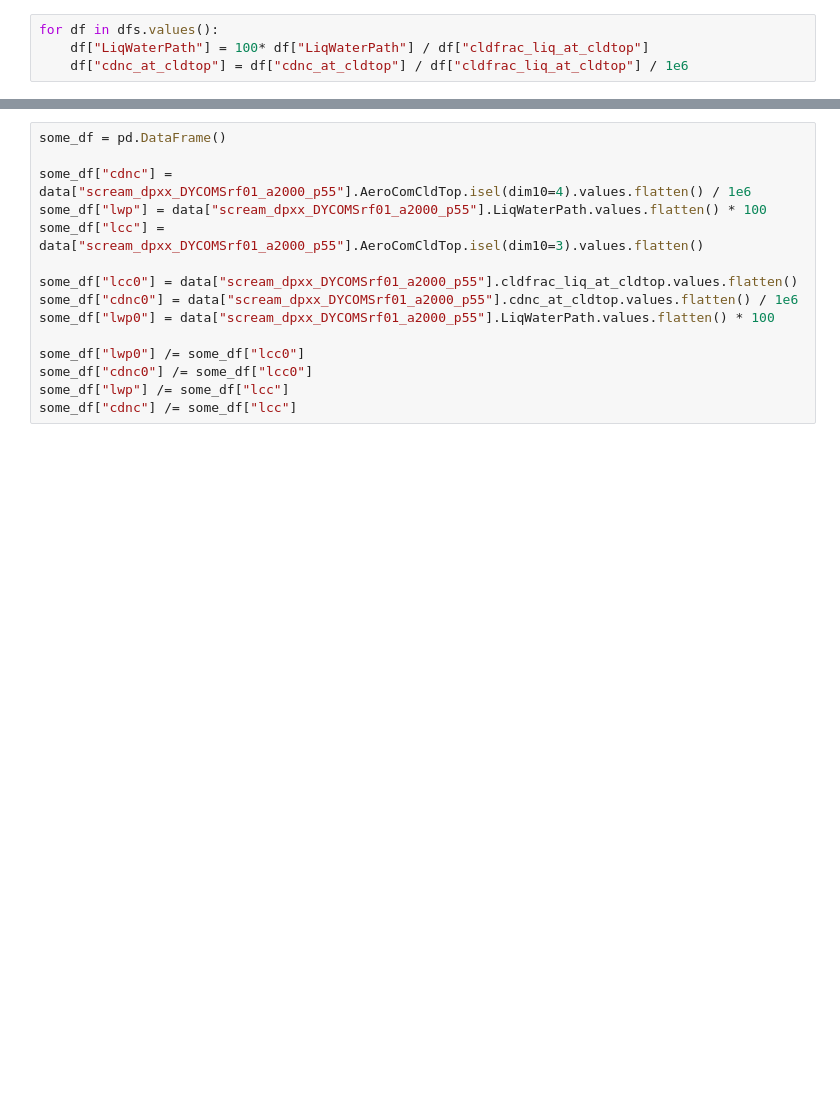
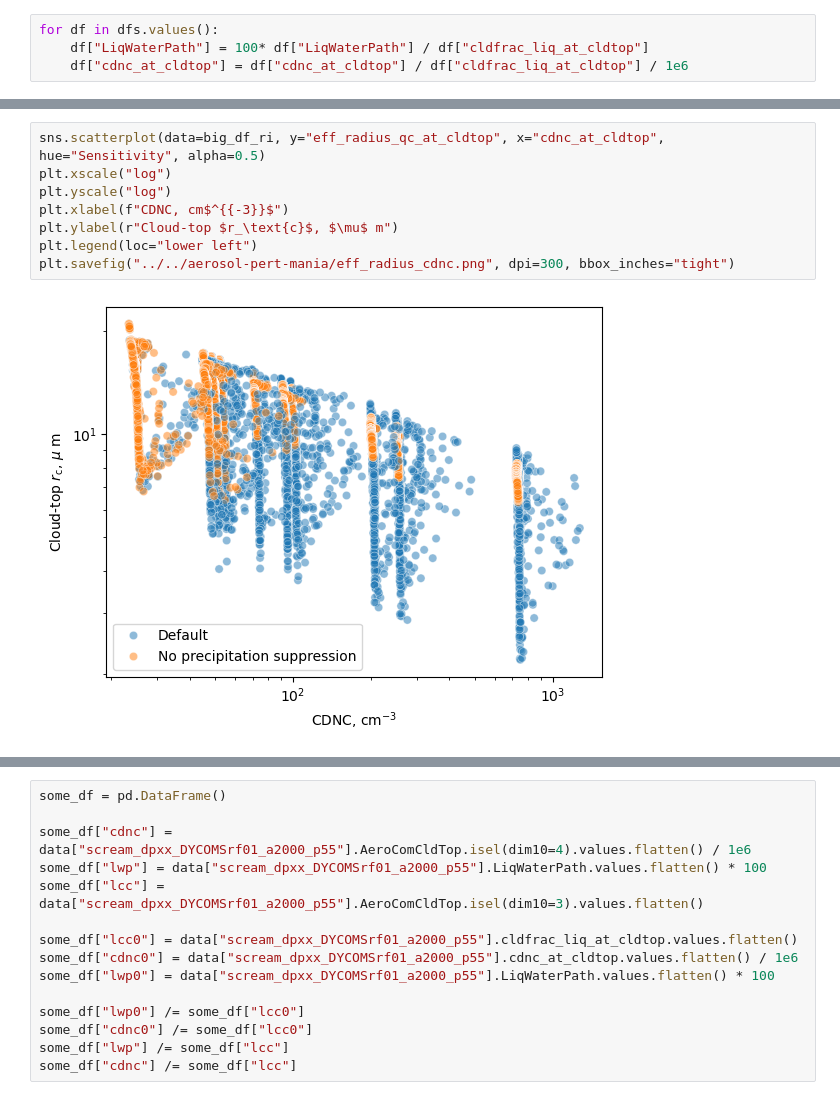
Before and after one commit to mahf708/scmlib, a Jupyter notebook: inverted-v-res-study/analysis/notes.ipynb, the cells around one changed output, grey strips where cells are left out. Saved outputs shown, nothing was run; the diff lists cells and outputs as text; blank space fills up the shorter version.

```diff
--- a/inverted-v-res-study/analysis/notes.ipynb
+++ b/inverted-v-res-study/analysis/notes.ipynb
@@ -79,0 +216,10 @@ for df in dfs.values():
+# %%
+sns.scatterplot(data=big_df_ri, y="eff_radius_qc_at_cldtop", x="cdnc_at_cldtop", hue="Sensitivity", alpha=0.5)
+plt.xscale("log")
+plt.yscale("log")
+plt.xlabel(f"CDNC, cm$^{{-3}}$")
+plt.ylabel(r"Cloud-top $r_\text{c}$, $\mu$ m")
+plt.legend(loc="lower left")
+plt.savefig("../../aerosol-pert-mania/eff_radius_cdnc.png", dpi=300, bbox_inches="tight")
+# %% [output]
+[figure, added]
```
Also changed, not shown: parts of 18 cells of this notebook, 3 other files.
